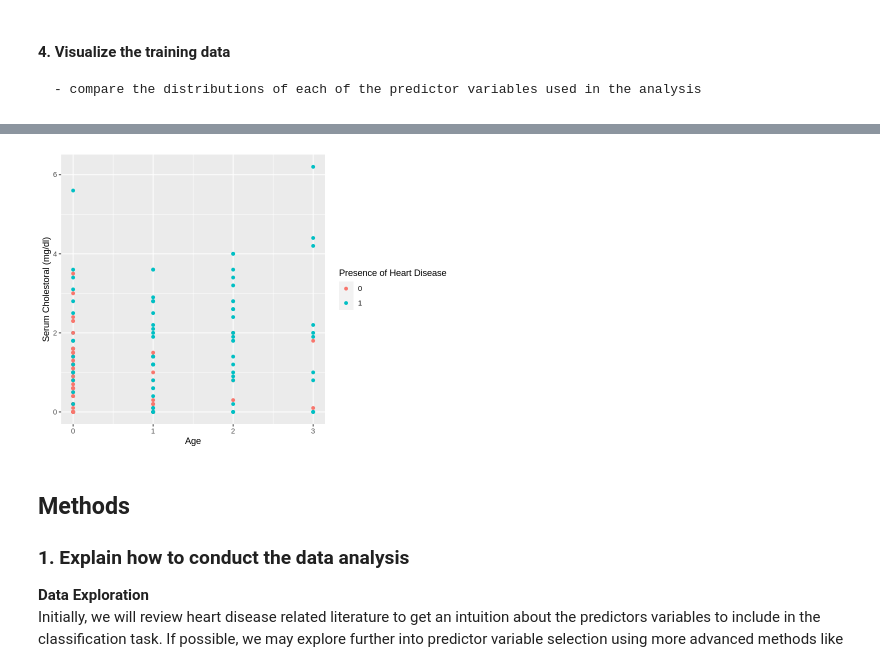
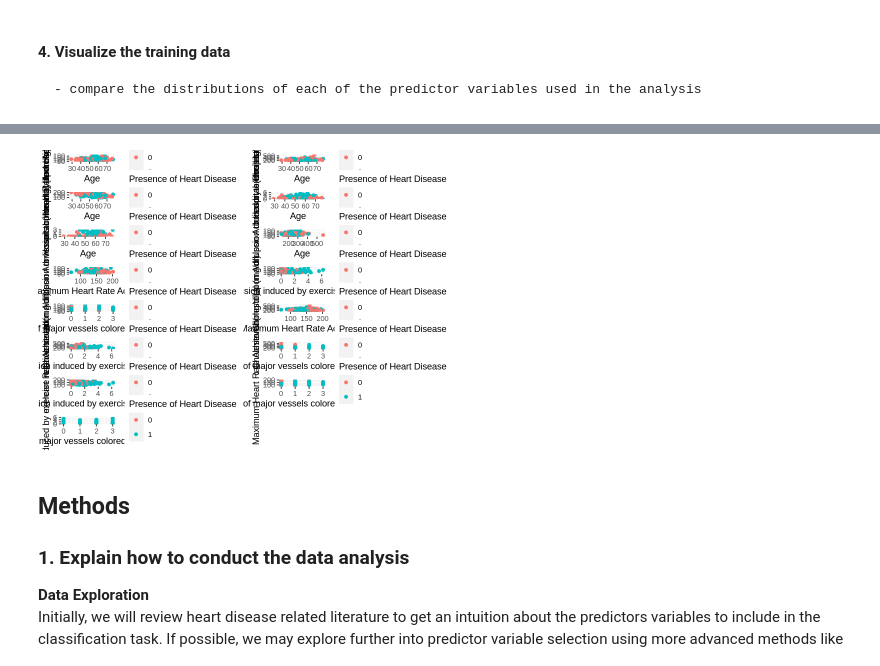
Before and after one commit to Wendiyyy/DSCI100-Project, a Jupyter notebook: Heart_disease.ipynb, the cells around one changed output, grey strips where cells are left out. Cells and saved outputs as stored; diff of their text form; code cells hidden in the pictures.

Commit message:
Added coding to arrange plots together

```diff
--- a/Heart_disease.ipynb
+++ b/Heart_disease.ipynb
@@ -269,25 +271,25 @@ ggplot(aes(x=ca, y=oldpeak, color = diagnosis)) +
 geom_point() +
 labs(x = "Number of major vessels colored by flourosopy", y = "ST depression induced by exercise relative to rest", colour = "Presence of Heart Disease")
 
-# age_trestbps
-# age_chol
-# age_thalach
-#age_oldpeak
-# age_ca
-# trestbps_chol
-# trestbps_thalach
-# trestbps_oldpeak
-# trestbps_ca
-# chol_thalach
-# chol_oldpeak
-# chol_ca
-# thalach_oldpeak
-# thalach_ca
-# oldpeak_ca
 
 
 
 
+grid.arrange(age_trestbps,
+age_chol,
+age_thalach,
+age_oldpeak,
+age_ca,
+trestbps_chol,
+trestbps_thalach,
+trestbps_oldpeak,
+trestbps_ca,
+chol_thalach,
+chol_oldpeak,
+chol_ca,
+thalach_oldpeak,
+thalach_ca,
+oldpeak_ca,ncol=2)
 
 # options(repr.plot.height=10,repr.plot.width=10)
 # ggpairs(heart_train %>% select(age, trestbps,chol,thalach,oldpeak,ca))
@@ -297,4 +307,4 @@ Warning message:
-[figure, old version]
+[figure, new version]
 # %% [markdown]
 ## Methods
 ### 1. Explain how to conduct the data analysis
```
Also changed, not shown: parts of 2 cells of this notebook.
